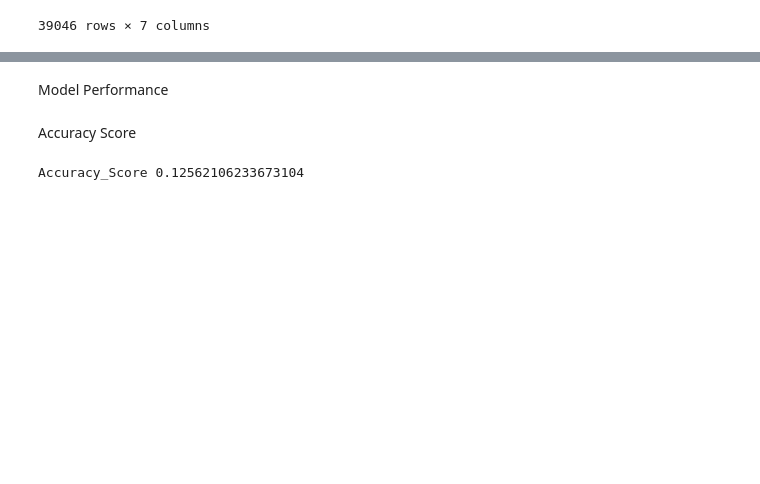
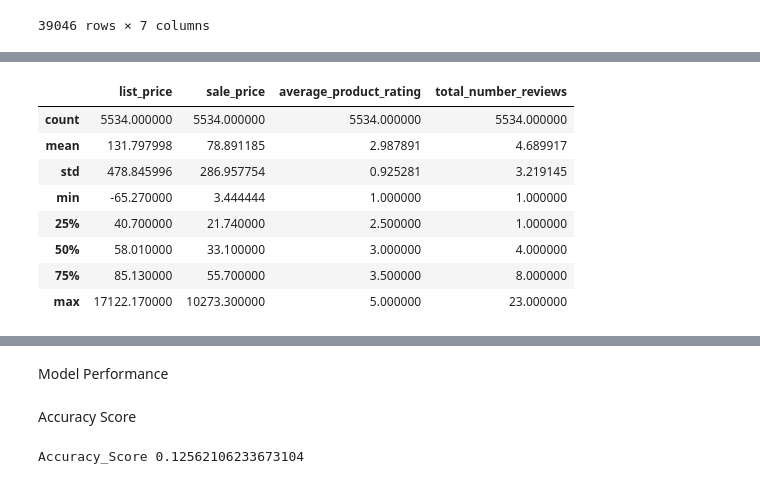
Before and after one commit to Malki9/3601763_BD2, a Jupyter notebook: 3601763_BD2.ipynb, the cells around one changed output, grey strips where cells are left out. Saved outputs shown, nothing was run; the diff lists cells and outputs as text; code cells hidden in the pictures; blank space fills up the shorter version.

```diff
--- a/3601763_BD2.ipynb
+++ b/3601763_BD2.ipynb
@@ -670,0 +716,13 @@ reviews
+# %%
+# summary statistics of jcpenney_products
+jcpenney_products.describe()
+# %% [output]
+|  | list_price | sale_price | average_product_rating | total_number_reviews |
+| count | 5534.000000 | 5534.000000 | 5534.000000 | 5534.000000 |
+| mean | 131.797998 | 78.891185 | 2.987891 | 4.689917 |
+| std | 478.845996 | 286.957754 | 0.925281 | 3.219145 |
+| min | -65.270000 | 3.444444 | 1.000000 | 1.000000 |
+| 25% | 40.700000 | 21.740000 | 2.500000 | 1.000000 |
+| 50% | 58.010000 | 33.100000 | 3.000000 | 4.000000 |
+| 75% | 85.130000 | 55.700000 | 3.500000 | 8.000000 |
+| max | 17122.170000 | 10273.300000 | 5.000000 | 23.000000 |
```
Also changed, not shown: parts of 14 cells of this notebook.
